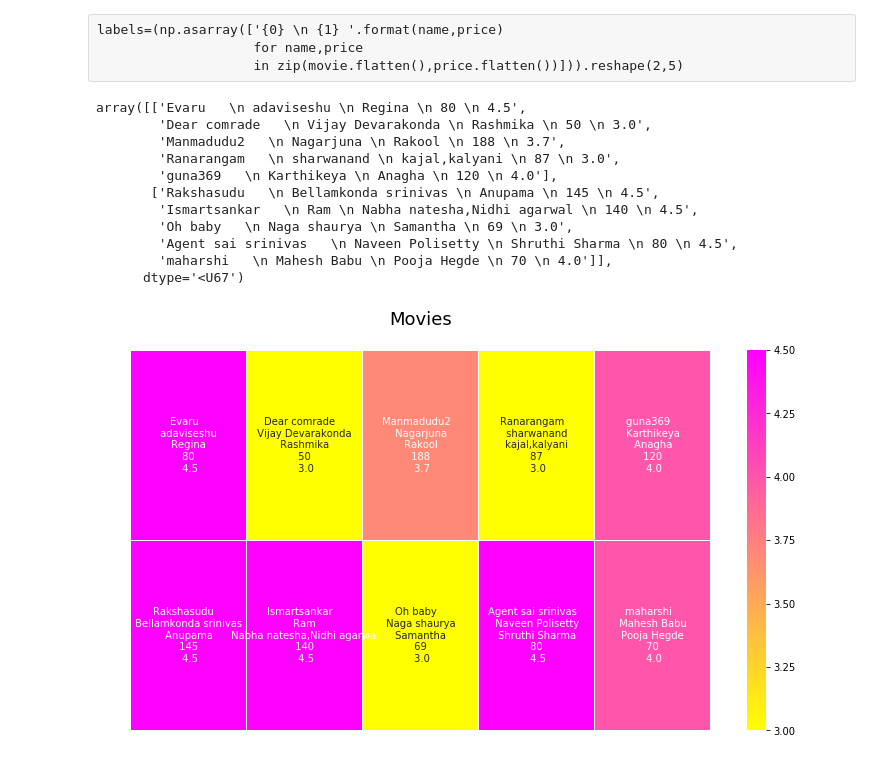
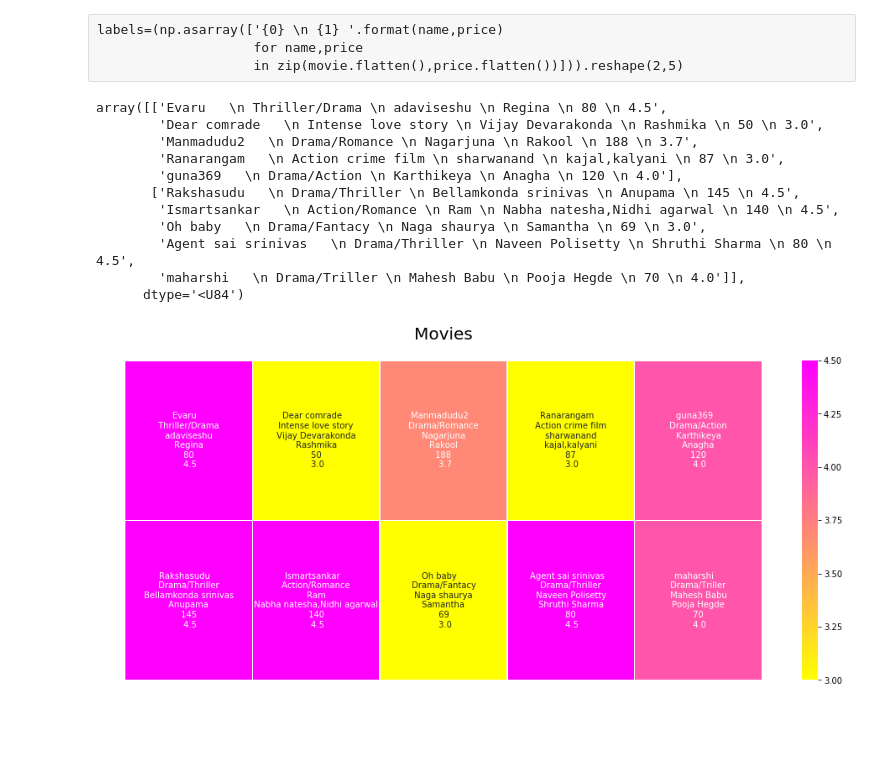
Before and after one commit to anilkumar4274/artificial7intelligence, a Jupyter notebook: vasanthi/Seaborn Task3.ipynb, the cells around one changed output. Drawn from its saved outputs; the diff is of its cells as text; code cells hidden in the pictures; blank space fills up the shorter version.

```diff
--- a/vasanthi/Seaborn Task3.ipynb
+++ b/vasanthi/Seaborn Task3.ipynb
@@ -82,9 +82,9 @@ result
 | 1 | 4.5 | 3.0 | 3.7 | 3.0 | 4.0 |
 | 2 | 4.5 | 4.5 | 3.0 | 4.5 | 4.0 |
 # %%
-labels=(np.asarray(['{0}   \n {1} \n {2} \n {3} \n {4}'.format(name,hero,heroine,price,rating)
-                    for name,hero,heroine,price,rating
-                    in zip(movie.flatten(),hero.flatten(),heroine.flatten(),price.flatten(),rating.flatten())])).reshape(2,5)
+labels=(np.asarray(['{0}   \n {1} \n {2} \n {3} \n {4} \n {5}'.format(name,typ,hero,heroine,price,rating)
+                    for name,typ,hero,heroine,price,rating
+                    in zip(movie.flatten(),typ.flatten(),hero.flatten(),heroine.flatten(),price.flatten(),rating.flatten())])).reshape(2,5)
 # %% [raw]
 labels=(np.asarray(['{0} \n {1} '.format(name,price)
                     for name,price
@@ -92,28 +92,28 @@ labels=(np.asarray(['{0} \n {1} '.format(name,price)
 # %%
 labels
 # %% [output]
-array([['Evaru   \n adaviseshu \n Regina \n 80 \n 4.5',
-        'Dear comrade   \n Vijay Devarakonda \n Rashmika \n 50 \n 3.0',
-        'Manmadudu2   \n Nagarjuna \n Rakool \n 188 \n 3.7',
-        'Ranarangam   \n sharwanand \n kajal,kalyani \n 87 \n 3.0',
-        'guna369   \n Karthikeya \n Anagha \n 120 \n 4.0'],
-       ['Rakshasudu   \n Bellamkonda srinivas \n Anupama \n 145 \n 4.5',
-        'Ismartsankar   \n Ram \n Nabha natesha,Nidhi agarwal \n 140 \n 4.5',
-        'Oh baby   \n Naga shaurya \n Samantha \n 69 \n 3.0',
-        'Agent sai srinivas   \n Naveen Polisetty \n Shruthi Sharma \n 80 \n 4.5',
-        'maharshi   \n Mahesh Babu \n Pooja Hegde \n 70 \n 4.0']],
-      dtype='<U67')
+array([['Evaru   \n Thriller/Drama \n adaviseshu \n Regina \n 80 \n 4.5',
+        'Dear comrade   \n Intense love story \n Vijay Devarakonda \n Rashmika \n 50 \n 3.0',
+        'Manmadudu2   \n Drama/Romance \n Nagarjuna \n Rakool \n 188 \n 3.7',
+        'Ranarangam   \n Action crime film \n sharwanand \n kajal,kalyani \n 87 \n 3.0',
+        'guna369   \n Drama/Action \n Karthikeya \n Anagha \n 120 \n 4.0'],
+       ['Rakshasudu   \n Drama/Thriller \n Bellamkonda srinivas \n Anupama \n 145 \n 4.5',
+        'Ismartsankar   \n Action/Romance \n Ram \n Nabha natesha,Nidhi agarwal \n 140 \n 4.5',
+        'Oh baby   \n Drama/Fantacy \n Naga shaurya \n Samantha \n 69 \n 3.0',
+        'Agent sai srinivas   \n Drama/Thriller \n Naveen Polisetty \n Shruthi Sharma \n 80 \n 4.5',
+        'maharshi   \n Drama/Triller \n Mahesh Babu \n Pooja Hegde \n 70 \n 4.0']],
+      dtype='<U84')
 # %%
 #Heat map
-fig,ax=plt.subplots(figsize=(13,7))
+fig,ax=plt.subplots(figsize=(17,7))
 title="Movies"
-plt.title(title,fontsize=18)
+plt.title(title,fontsize=20)
 tt1=ax.title
 tt1.set_position([0.5,1.05])
 ax.set_xticks([])
 ax.set_yticks([])
 ax.axis('off')
 sn.heatmap(result,annot=labels,fmt="",cmap="spring_r",linewidths=0.30,ax=ax)
 plt.show()
 # %% [output]
-[figure, old version]
+[figure, new version]
```
